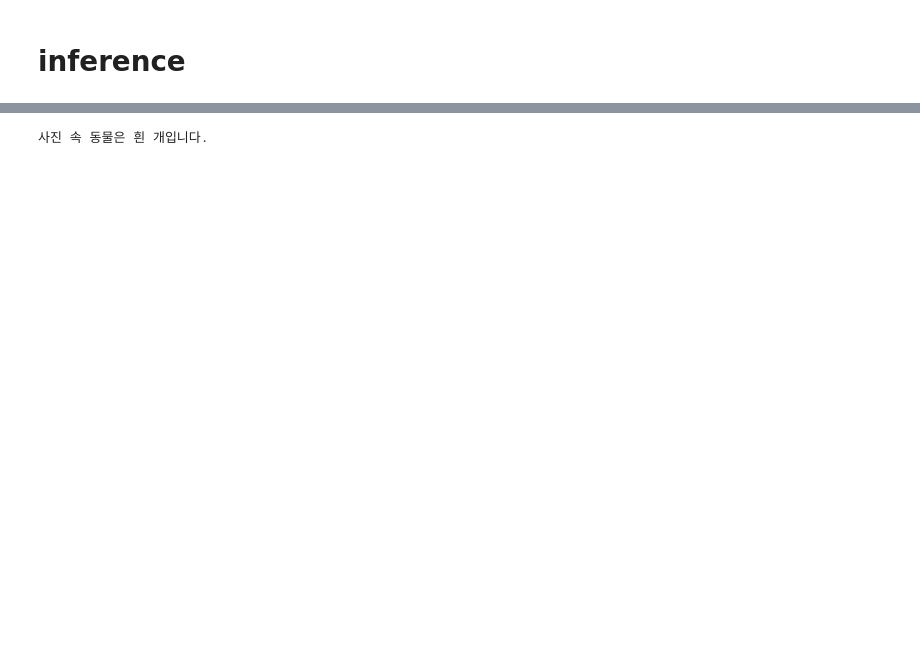
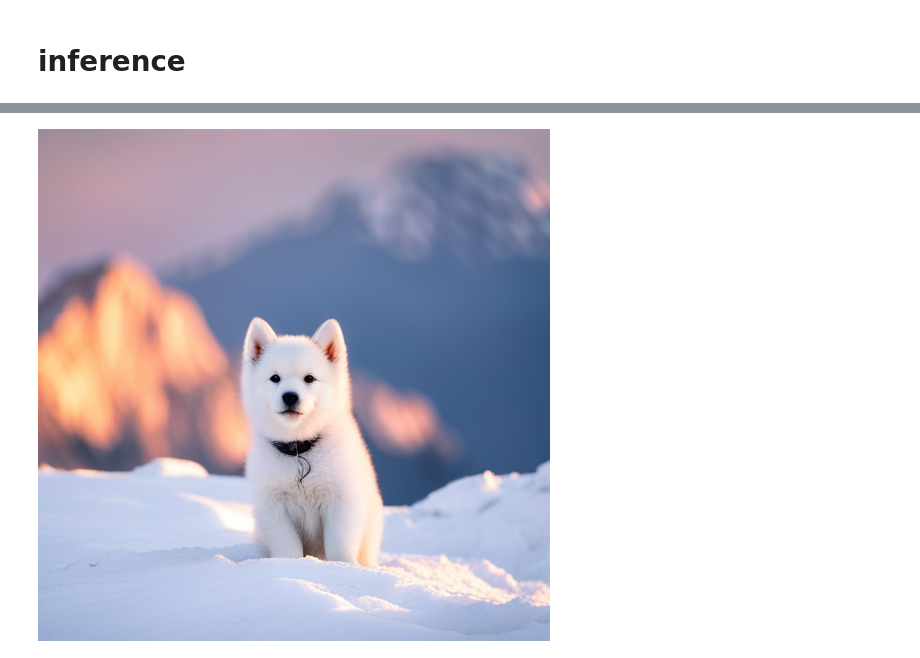
Before and after one commit to tabtoyou/KoLLaVA, a Jupyter notebook: v1.5_synatra_inference.ipynb, the cells around one changed output, grey strips where cells are left out. Cells and saved outputs as stored; diff of their text form; code cells hidden in the pictures; blank space fills up the shorter version.

```diff
--- a/v1.5_synatra_inference.ipynb
+++ b/v1.5_synatra_inference.ipynb
@@ -104,6 +105,7 @@ def inference(qs, image_file) :
 # %%
 image_file = "images/dog.png"
 query = "사진 속 동물은 무엇인가요?"
-
+ex_img = load_image(image_file)
 inference(qs=query, image_file=image_file)
+ex_img
 # %% [output]
@@ -114,4 +113,4 @@ inference(qs=query, image_file=image_file)
-사진 속 동물은 흰 개입니다.
+[figure, added]
 # %%
 image_file = "images/food.png"
 query = "사진 속엔 어떤 음식들이 있나요?"
```
Also changed, not shown: parts of 5 cells of this notebook.
